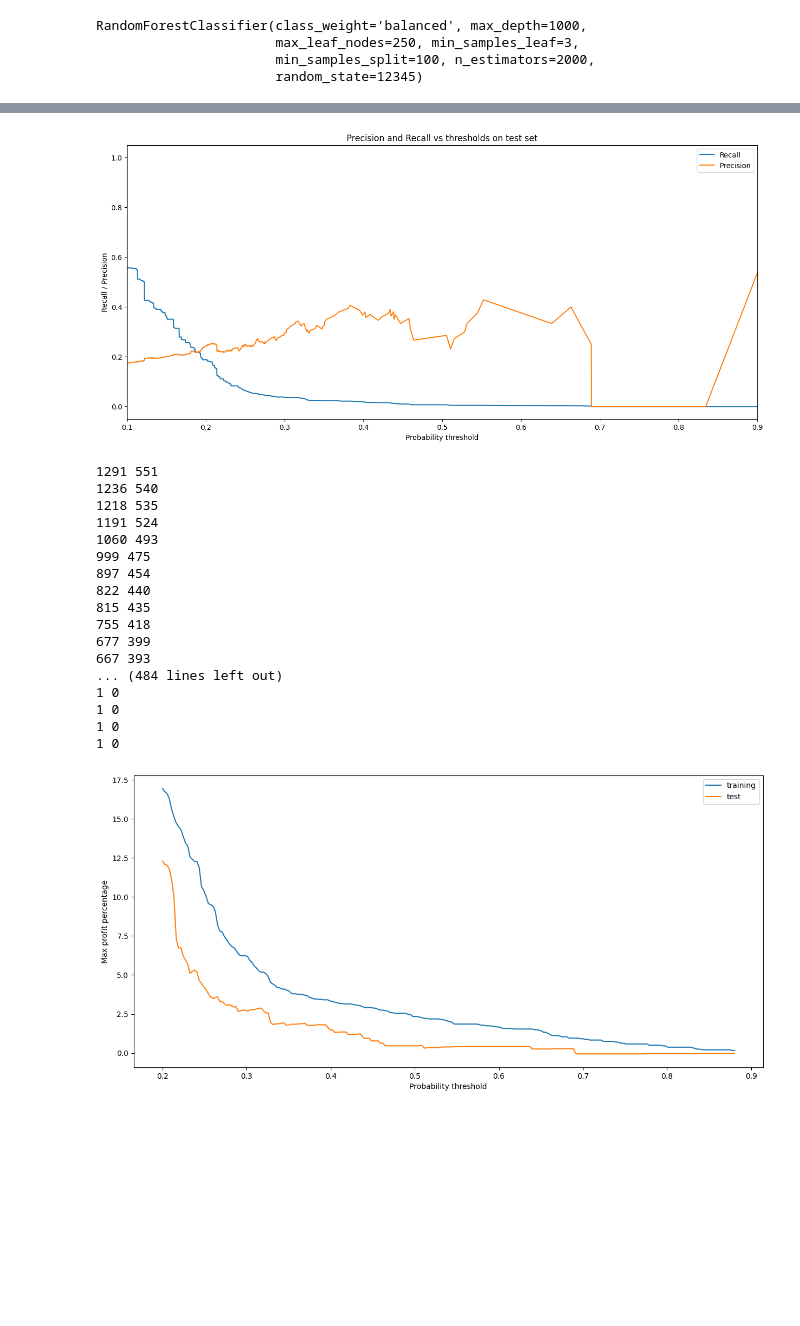
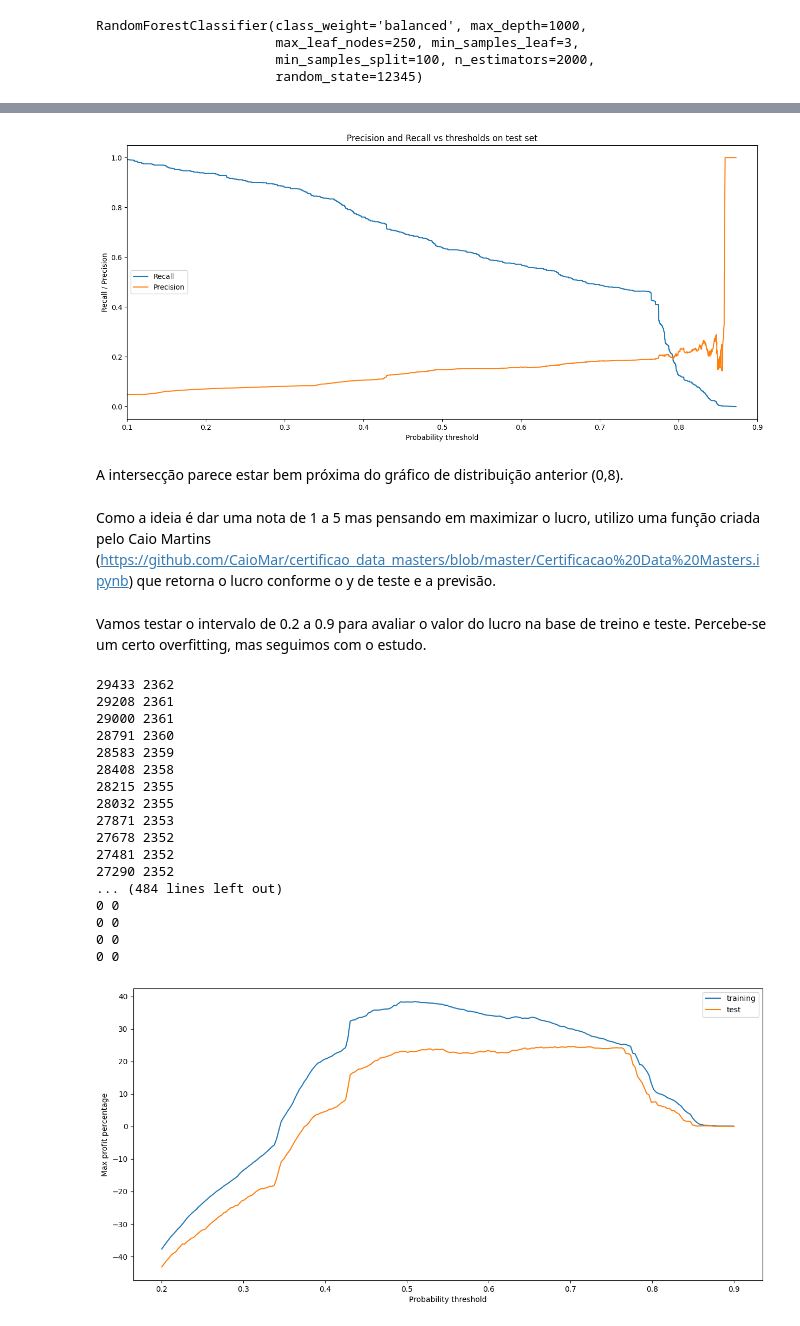
Before and after one commit to Gcardoso1/Case-Santander-Data-Master, a Jupyter notebook: Parte B - Nota.ipynb, the cells around one changed output, grey strips where cells are left out. Drawn from its saved outputs; the diff is of its cells as text; code cells hidden in the pictures; blank space fills up the shorter version.

```diff
--- a/Parte B - Nota.ipynb
+++ b/Parte B - Nota.ipynb
@@ -58,6 +58,6 @@ RandomForestClassifier(class_weight='balanced', max_depth=1000,
                        min_samples_split=100, n_estimators=2000,
                        random_state=12345)
 # %%
-gradient_booster = GradientBoostingClassifier(learning_rate=0.1)
-gradient_booster.fit(X_train, y_train)
+y_predicted = rf_optimized.predict_proba(X_test)[:,1]
+auc(y_test, y_predicted)
 # %% [output]
@@ -112,6 +81,5 @@ plt.show()
 # %%
-y_pred_train = gradient_booster.predict(X_train)
+y_pred_train = rf_optimized.predict(X_train)
+y_pred_proba_train = rf_optimized.predict_proba(X_train)[:,1]
+y_pred = rf_optimized.predict(X_test)
+y_pred_proba = rf_optimized.predict_proba(X_test)[:,1]
-# %%
-y_pred_proba_train = gradient_booster.predict_proba(X_train)[:,1]
-y_pred = gradient_booster.predict(X_test)
-y_pred_proba = gradient_booster.predict_proba(X_test)[:,1]
@@ -129,7 +99,11 @@ _ = plt.legend()
 _ = plt.xlim([0.1,0.9])
 plt.show()
 # %% [output]
-[figure, old version]
+[figure, new version]
+# %% [markdown]
+A intersecção parece estar bem próxima do gráfico de distribuição anterior (0,8).
+# %% [markdown]
+Como a ideia é dar uma nota de 1 a 5 mas pensando em maximizar o lucro, utilizo uma função criada pelo Caio Martins (https://github.com/CaioMar/certificao_data_masters/blob/master/Certificacao%20Data%20Masters.ipynb) que retorna o lucro conforme o y de teste e a previsão.
 # %%
 def max_profit_score(y_true, y_pred):
     """
@@ -149,33 +123,35 @@ def max_profit_score(y_true, y_pred):
     return lucro
+# %% [markdown]
+Vamos testar o intervalo de 0.2 a 0.9 para avaliar o valor do lucro na base de treino e teste. Percebe-se um certo overfitting, mas seguimos com o estudo.
 # %%
-thresholds = np.linspace(0.2,0.88,250)
+thresholds = np.linspace(0.2,0.9,250)
 total_profit_percentage = [max_profit_score(y_train, (y_pred_proba_train > i)*1)/(y_train.sum()*90)*100 for i in thresholds]
 total_profit_percentage_test = [max_profit_score(y_test, (y_pred_proba > i)*1)/(y_test.sum()*90)*100 for i in thresholds]
 _ = plt.figure(figsize=(15,7))
 _ = plt.plot(thresholds, total_profit_percentage, label='training')
 _ = plt.plot(thresholds, total_profit_percentage_test, label='test')
 _ = plt.ylabel('Max profit percentage')
 _ = plt.xlabel('Probability threshold')
 _ = plt.legend()
 # %% [output]
-1291 551
-1236 540
-1218 535
-1191 524
-1060 493
-999 475
-897 454
-822 440
-815 435
-755 418
-677 399
-667 393
+29433 2362
+29208 2361
+29000 2361
+28791 2360
+28583 2359
+28408 2358
+28215 2355
+28032 2355
+27871 2353
+27678 2352
+27481 2352
+27290 2352
 ... (484 lines left out)
-1 0
-1 0
-1 0
-1 0
+0 0
+0 0
+0 0
+0 0
-[figure, old version]
+[figure, new version]
 # %%
 
 threshold_for_max_profit = thresholds[np.argmax(total_profit_percentage)]
```
Also changed, not shown: parts of 18 cells of this notebook, 1 other file.
